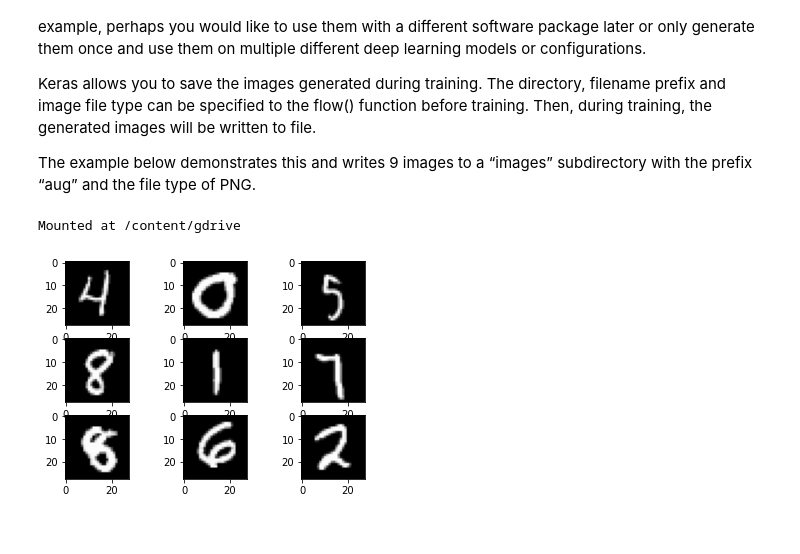
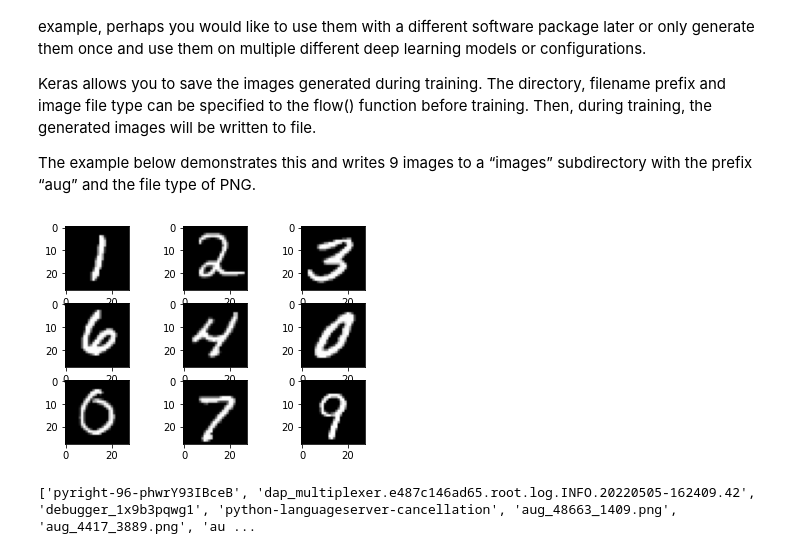
Before and after one commit to jgamel/learn_n_dev, a Jupyter notebook: Image_Augmentation.ipynb, the cells around one changed output. Saved outputs shown, nothing was run; the diff lists cells and outputs as text; code cells hidden in the pictures.

```diff
--- a/Image_Augmentation.ipynb
+++ b/Image_Augmentation.ipynb
@@ -256,39 +259,40 @@ This is efficient in terms of memory, but you may require the exact images used
 Keras allows you to save the images generated during training. The directory, filename prefix and image file type can be specified to the flow() function before training. Then, during training, the generated images will be written to file.
 
 The example below demonstrates this and writes 9 images to a “images” subdirectory with the prefix “aug” and the file type of PNG.
-# %%
-#Mount Drive
-from google.colab import drive
-drive.mount('/content/gdrive', force_remount=True)
-# %% [output]
-Mounted at /content/gdrive
 # %%
 # Save augmented images to file
 from keras.datasets import mnist
 from keras.preprocessing.image import ImageDataGenerator
 from matplotlib import pyplot
 import os
 # load data
 (X_train, y_train), (X_test, y_test) = mnist.load_data()
 # reshape to be [samples][width][height][channels]
 X_train = X_train.reshape((X_train.shape[0], 28, 28, 1))
 X_test = X_test.reshape((X_test.shape[0], 28, 28, 1))
 # convert from int to float
 X_train = X_train.astype('float32')
 X_test = X_test.astype('float32')
 # define data preparation
 datagen = ImageDataGenerator()
 # fit parameters from data
 datagen.fit(X_train)
 # configure batch size and retrieve one batch of images
 os.makedirs('images', exist_ok=True)
-for X_batch, y_batch in datagen.flow(X_train, y_train, batch_size=9, save_to_dir='/content/gdrive/My Drive/output_examples/', save_prefix='aug', save_format='png'):
+for X_batch, y_batch in datagen.flow(X_train, y_train, batch_size=9, save_to_dir='/tmp/', save_prefix='aug', save_format='png'):
 	# create a grid of 3x3 images
 	for i in range(0, 9):
 		pyplot.subplot(330 + 1 + i)
 		pyplot.imshow(X_batch[i].reshape(28, 28), cmap=pyplot.get_cmap('gray'))
 	# show the plot
 	pyplot.show()
 	break
 # %% [output]
-[figure, old version]
+[figure, new version]
+# %%
+import os
+
+arr = os.listdir('/tmp')
+print(arr)
+# %% [output]
+['pyright-96-phwrY93IBceB', 'dap_multiplexer.e487c146ad65.root.log.INFO.20220505-162409.42', 'debugger_1x9b3pqwg1', 'python-languageserver-cancellation', 'aug_48663_1409.png', 'aug_4417_3889.png', 'au ...
```
Also changed, not shown: parts of 6 cells of this notebook.
